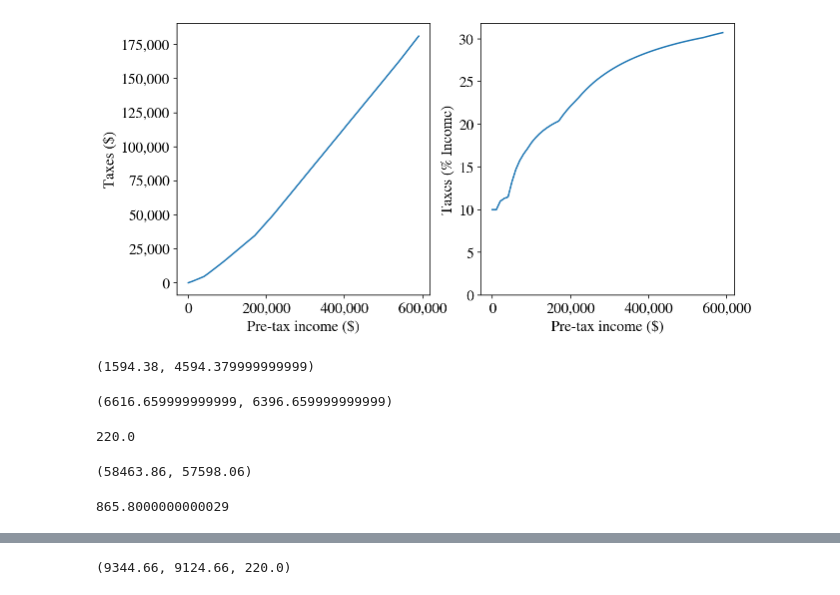
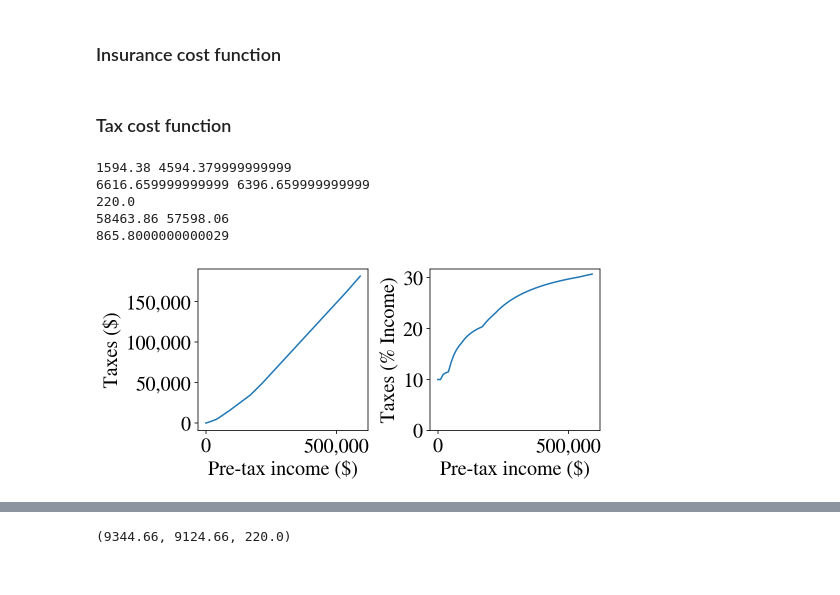
Before and after one commit to sbooeshaghi/health-insurance, a Jupyter notebook: healthcare_costs.ipynb, the cells around one changed output, grey strips where cells are left out. Cells and saved outputs as stored; diff of their text form; code cells hidden in the pictures.

```diff
--- a/healthcare_costs.ipynb
+++ b/healthcare_costs.ipynb
@@ -29,4 +34,6 @@ matplotlib.rcParams["font.size"] = fsize
 %config InlineBackend.figure_format = 'retina'
+# %% [markdown]
+### Insurance cost function
 # %%
 # x is cumulative amount spent
 def insurance_cost(x, p, d, oopm, m=1):
@@ -42,3 +49,5 @@ assert insurance_cost(120_000, 100, 100, 10_000) == 10_100 # p + 10_000 = 10_100
+# %% [markdown]
+### Tax cost function
 # %%
 income = 70_000
 tax_brackets = {
@@ -60,56 +69,48 @@ def tax(income, deduction):
 assert tax(income, 0) == (10_275 - 0)*0.1 + (41_775 - 10_276)*0.12 + (income - 41_776)*0.22
 assert tax(income, 666) == (10_275 - 0)*0.1 + (41_775 - 10_276)*0.12 + (income-666 - 41_776)*0.22
 assert tax(income, 1776) == (10_275 - 0)*0.1 + (41_775 - 10_276)*0.12 + (income-1776 - 41_776)*0.22
+
+print(tax(15_000, 0), tax(40_000, 0))
+print(tax(50_000, 0), tax(50_000, 1_000))
+print(tax(50_000, 0) - tax(50_000, 1_000))
+print((income - 666) - tax(income, 666), (income - 1776) - tax(income, 1776))
+print((58463.86 - 57598.06))
+# %% [output]
+1594.38 4594.379999999999
+6616.659999999999 6396.659999999999
+220.0
+58463.86 57598.06
+865.8000000000029
 # %%
-fig, axs = plt.subplots(figsize=(10,5), ncols=2)
+fig, axs = plt.subplots(figsize=(7,3), ncols=2, constrained_layout=True)
 
 x = np.arange(1, 600_000, 10_000)
 
 ax = axs[0]
 y = np.array([tax(i, 0) for i in x])
 
 ax.plot(x, y)#y/x*100)
 
 ax.xaxis.set_major_formatter(mpl.ticker.StrMethodFormatter('{x:,.0f}'))
 ax.yaxis.set_major_formatter(mpl.ticker.StrMethodFormatter('{x:,.0f}'))
 ax.set(**{
     "xlabel": "Pre-tax income ($)",
     "ylabel": "Taxes ($)"
 })
 
 ax = axs[1]
 y = y/x*100
 
 ax.plot(x, y)
 
 ax.xaxis.set_major_formatter(mpl.ticker.StrMethodFormatter('{x:,.0f}'))
 ax.yaxis.set_major_formatter(mpl.ticker.StrMethodFormatter('{x:,.0f}'))
 ax.set(**{
     "xlabel": "Pre-tax income ($)",
     "ylabel": "Taxes (% Income)",
     "ylim": 0
 })
 
 fig.show()
 # %% [output]
-[figure, old version]
+[figure, new version]
-# %%
-tax(15_000, 0), tax(40_000, 0)
-# %% [output]
-(1594.38, 4594.379999999999)
-# %%
-tax(50_000, 0), tax(50_000, 1_000)
-# %% [output]
-(6616.659999999999, 6396.659999999999)
-# %%
-tax(50_000, 0) - tax(50_000, 1_000)
-# %% [output]
-220.0
-# %%
-(income - 666) - tax(income, 666), (income - 1776) - tax(income, 1776)
-# %% [output]
-(58463.86, 57598.06)
-# %%
-(58463.86 - 57598.06)
-# %% [output]
-865.8000000000029
```
Also changed, not shown: parts of 48 cells of this notebook.
